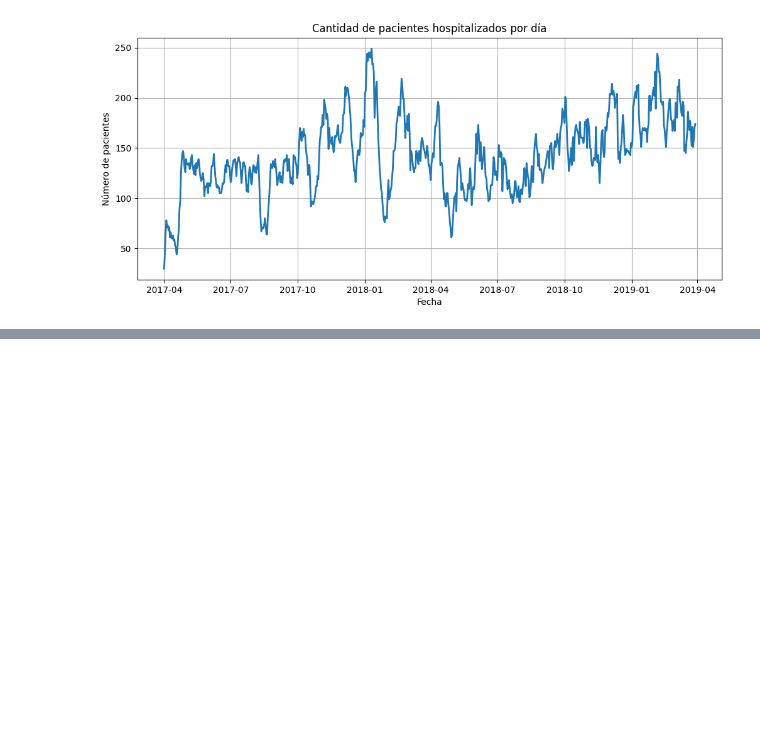
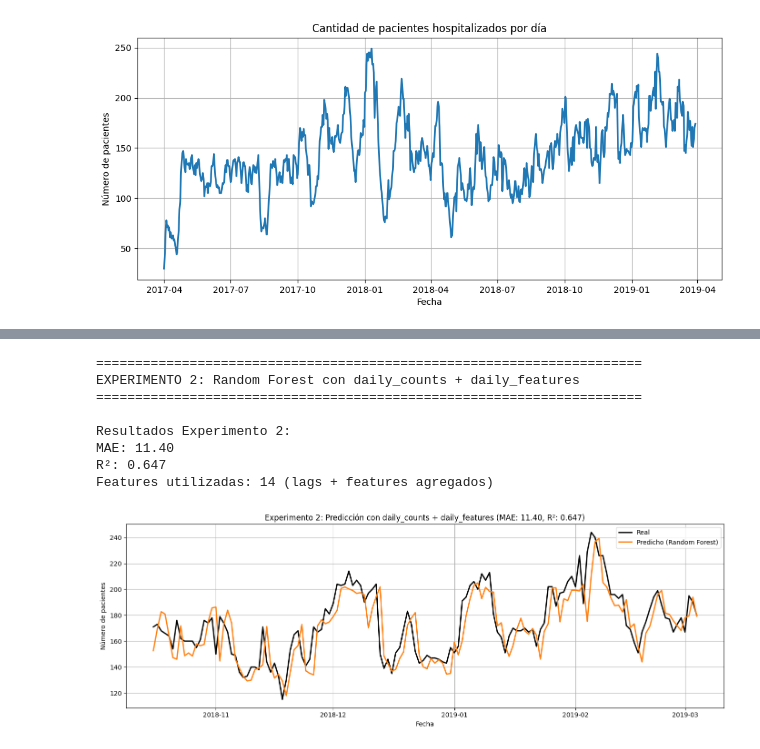
Before and after one commit to Gaby-D/Proyecto_Final_IC_2025, a Jupyter notebook: 03_RandomForest.ipynb, the cells around one changed output, grey strips where cells are left out. Cells and saved outputs as stored; diff of their text form; code cells hidden in the pictures; blank space fills up the shorter version.

```diff
--- a/03_RandomForest.ipynb
+++ b/03_RandomForest.ipynb
@@ -52,7 +185,77 @@ df.head()
 # %%
+# ============================================================================
+# EXPERIMENTO 2: daily_counts + daily_features
+# ============================================================================
+print("\n" + "=" * 70)
+print("EXPERIMENTO 2: Random Forest con daily_counts + daily_features")
+print("=" * 70)
+
+# Preparar datos
+df_exp2 = pd.merge(daily_counts_processed, daily_features_processed, on='date', how='inner')
+
 # Crear variables de rezago (lags)
 for lag in range(1, 8):  # memoria de 7 días
-    df[f'lag_{lag}'] = df['num_patients'].shift(lag)
+    df_exp2[f'lag_{lag}'] = df_exp2['num_patients'].shift(lag)
 
-df = df.dropna().reset_index(drop=True)
+df_exp2 = df_exp2.dropna().reset_index(drop=True)
+
+# Variables predictoras y target
+feature_cols_exp2 = [col for col in df_exp2.columns if col not in ['date', 'num_patients']]
+X_exp2 = df_exp2[feature_cols_exp2]
+y_exp2 = df_exp2['num_patients']
+
+# División temporal train/test
+split_idx_exp2 = int(len(df_exp2) * 0.8)
+X_train_exp2, X_test_exp2 = X_exp2.iloc[:split_idx_exp2], X_exp2.iloc[split_idx_exp2:]
+y_train_exp2, y_test_exp2 = y_exp2.iloc[:split_idx_exp2], y_exp2.iloc[split_idx_exp2:]
+
+# Pipeline Random Forest
+rf_pipeline_exp2 = Pipeline([
+    ('scaler', StandardScaler()),
+    ('rf', RandomForestRegressor(
+        n_estimators=100,
+        max_depth=10,
+        min_samples_split=5,
+        min_samples_leaf=2,
+        random_state=42,
+        n_jobs=-1
+    ))
+])
+
+# Entrenamiento
+rf_pipeline_exp2.fit(X_train_exp2, y_train_exp2)
+
+# Evaluación
+y_pred_exp2 = rf_pipeline_exp2.predict(X_test_exp2)
+mae_exp2 = mean_absolute_error(y_test_exp2, y_pred_exp2)
+r2_exp2 = r2_score(y_test_exp2, y_pred_exp2)
+
+print(f"\nResultados Experimento 2:")
+print(f"MAE: {mae_exp2:.2f}")
+print(f"R²: {r2_exp2:.3f}")
+print(f"Features utilizadas: {len(feature_cols_exp2)} (lags + features agregados)")
+
+# Visualización
+plt.figure(figsize=(14, 5))
+plt.plot(df_exp2['date'].iloc[split_idx_exp2:], y_test_exp2.values,
+         label='Real', color='black', linewidth=2)
+plt.plot(df_exp2['date'].iloc[split_idx_exp2:], y_pred_exp2,
+         label='Predicho (Random Forest)', color='tab:orange', linewidth=2)
+plt.title(f'Experimento 2: Predicción con daily_counts + daily_features (MAE: {mae_exp2:.2f}, R²: {r2_exp2:.3f})')
+plt.xlabel('Fecha')
+plt.ylabel('Número de pacientes')
+plt.legend()
+plt.grid(True)
+plt.tight_layout()
+plt.show()
+# %% [output]
+======================================================================
+EXPERIMENTO 2: Random Forest con daily_counts + daily_features
+======================================================================
+
+Resultados Experimento 2:
+MAE: 11.40
+R²: 0.647
+Features utilizadas: 14 (lags + features agregados)
+[figure, added]
 # %%
```
Also changed, not shown: parts of 7 cells of this notebook, 1 other file.
